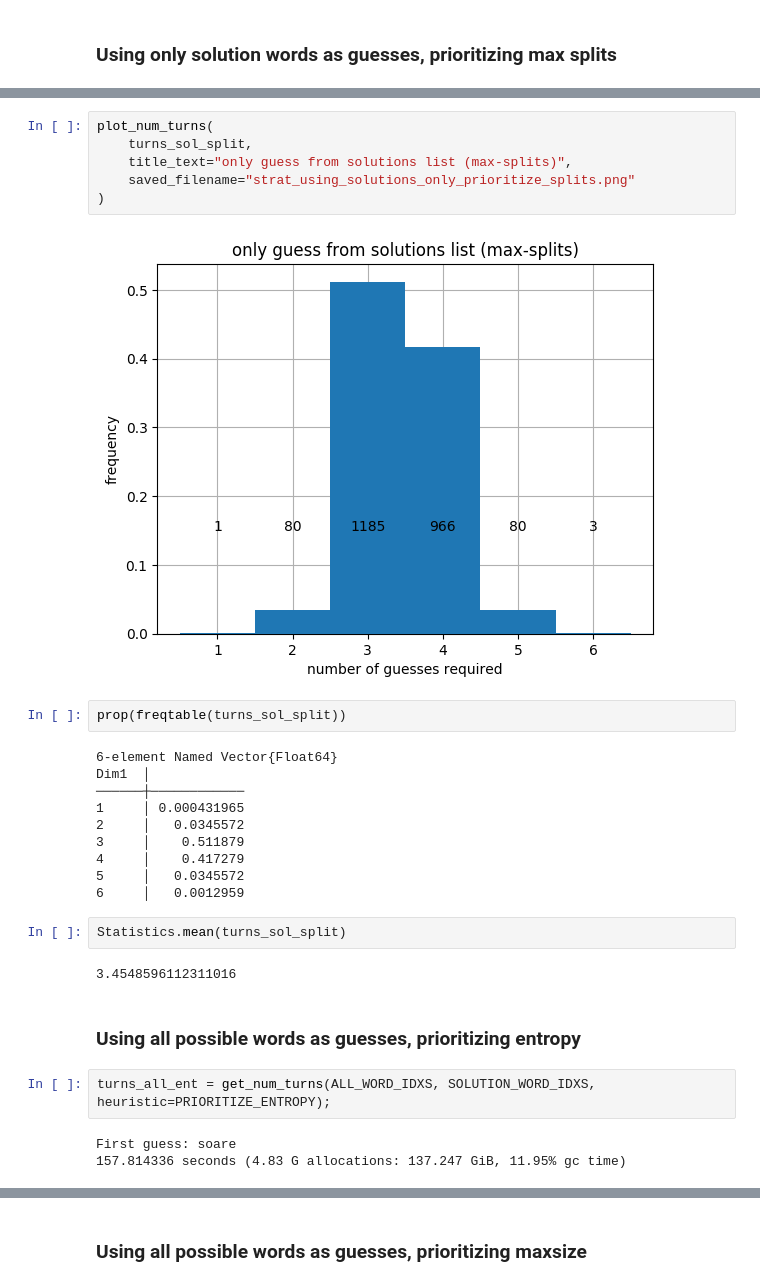
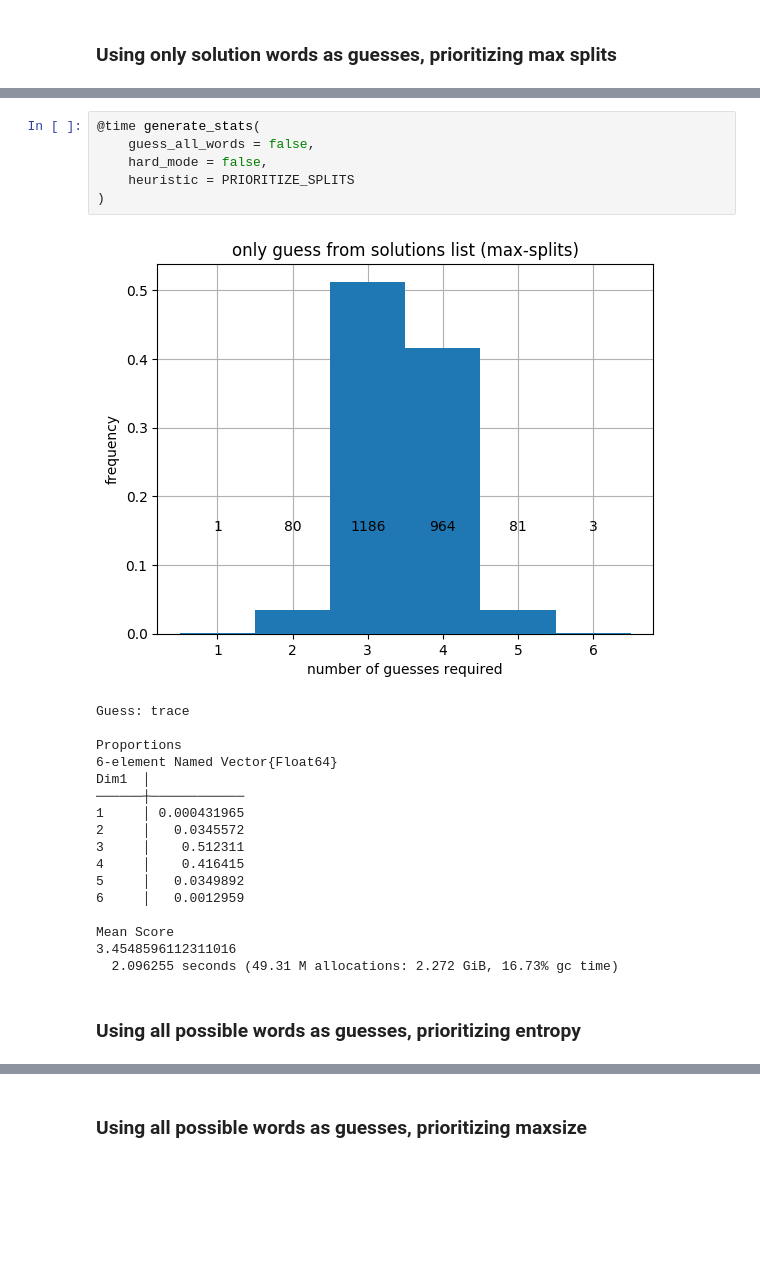
Before and after one commit to LaurentLessard/wordlesolver, a Jupyter notebook: performance.ipynb, the cells around one changed output, grey strips where cells are left out. Saved outputs shown, nothing was run; the diff lists cells and outputs as text; blank space fills up the shorter version.

```diff
--- a/performance.ipynb
+++ b/performance.ipynb
@@ -94,31 +128,26 @@ First guess: trace
-# %%
-plot_num_turns(
-    turns_sol_split,
-    title_text="only guess from solutions list (max-splits)",
-    saved_filename="strat_using_solutions_only_prioritize_splits.png"
-)
-# %% [output]
-[figure, removed]
-# %%
-prop(freqtable(turns_sol_split))
-# %% [output]
-6-element Named Vector{Float64}
-Dim1  │
-──────┼────────────
-1     │ 0.000431965
-2     │   0.0345572
-3     │    0.511879
-4     │    0.417279
-5     │   0.0345572
-6     │   0.0012959
-# %%
-Statistics.mean(turns_sol_split)
-# %% [output]
-3.4548596112311016
+# %%
+@time generate_stats(
+    guess_all_words = false,
+    hard_mode = false,
+    heuristic = PRIORITIZE_SPLITS
+)
+# %% [output]
+[figure, added]
+Guess: trace
+
+Proportions
+6-element Named Vector{Float64}
+Dim1  │
+──────┼────────────
+1     │ 0.000431965
+2     │   0.0345572
+3     │    0.512311
+4     │    0.416415
+5     │   0.0349892
+6     │   0.0012959
+
+Mean Score
+3.4548596112311016
+  2.096255 seconds (49.31 M allocations: 2.272 GiB, 16.73% gc time)
 # %% [markdown]
 ### Using all possible words as guesses, prioritizing entropy
-# %%
-turns_all_ent = get_num_turns(ALL_WORD_IDXS, SOLUTION_WORD_IDXS, heuristic=PRIORITIZE_ENTROPY);
-# %% [output]
-First guess: soare
-157.814336 seconds (4.83 G allocations: 137.247 GiB, 11.95% gc time)
```
Also changed, not shown: parts of 62 cells of this notebook, 18 other files.
